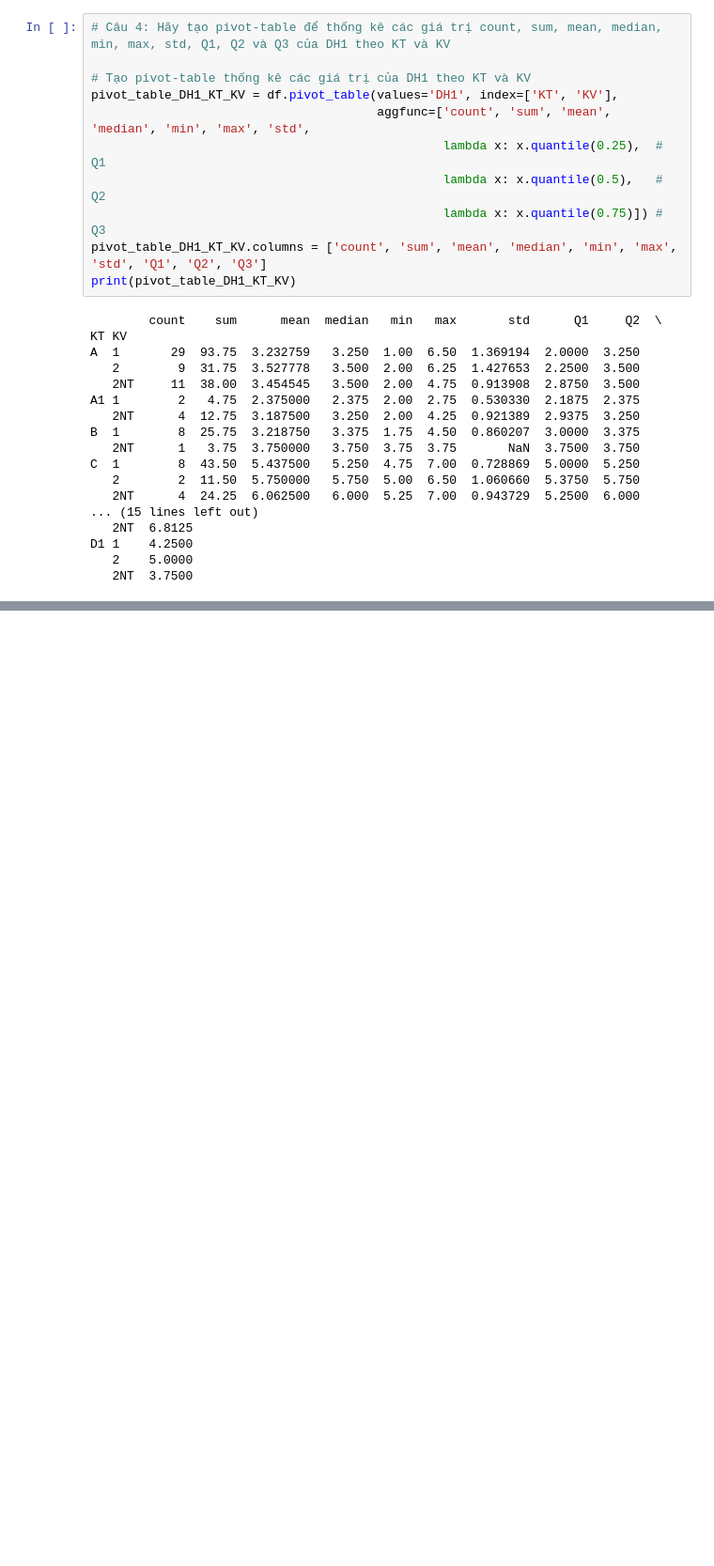
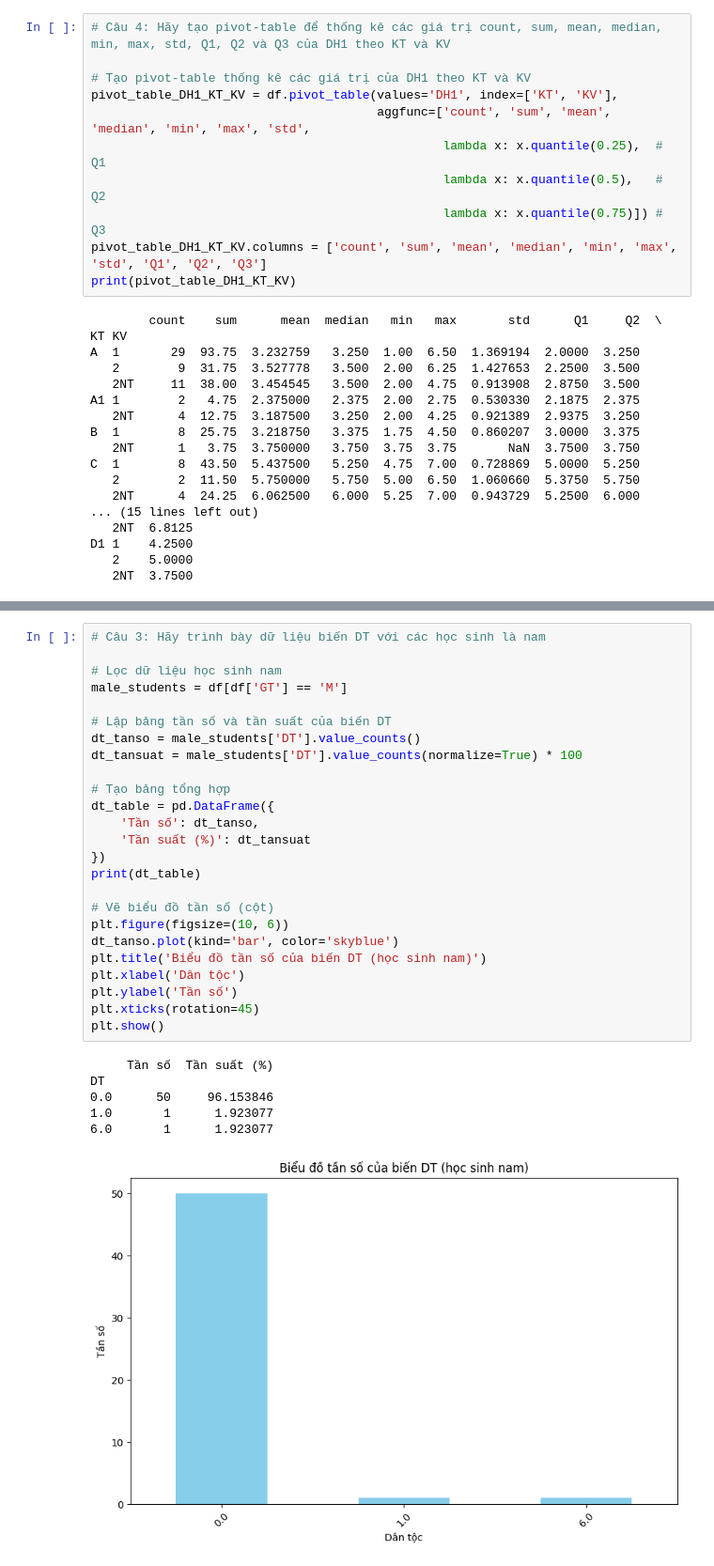
Before and after one commit to Thinh065/Thinh065-PhanTichDuLieunHocSau, a Jupyter notebook: lap2.ipynb, the cells around one changed output, grey strips where cells are left out. Shown at 94% size. Drawn from its saved outputs; the diff is of its cells as text; blank space fills up the shorter version.

```diff
--- a/lap2.ipynb
+++ b/lap2.ipynb
@@ -152,0 +229,32 @@ C  1   0.0      5.0000       5.250      5.4375      8  7.00  5.437500   5.250
+# %%
+# Câu 3: Hãy trình bày dữ liệu biến DT với các học sinh là nam
+
+# Lọc dữ liệu học sinh nam
+male_students = df[df['GT'] == 'M']
+
+# Lập bảng tần số và tần suất của biến DT
+dt_tanso = male_students['DT'].value_counts()
+dt_tansuat = male_students['DT'].value_counts(normalize=True) * 100
+
+# Tạo bảng tổng hợp
+dt_table = pd.DataFrame({
+    'Tần số': dt_tanso,
+    'Tần suất (%)': dt_tansuat
+})
+print(dt_table)
+
+# Vẽ biểu đồ tần số (cột)
+plt.figure(figsize=(10, 6))
+dt_tanso.plot(kind='bar', color='skyblue')
+plt.title('Biểu đồ tần số của biến DT (học sinh nam)')
+plt.xlabel('Dân tộc')
+plt.ylabel('Tần số')
+plt.xticks(rotation=45)
+plt.show()
+# %% [output]
+     Tần số  Tần suất (%)
+DT
+0.0      50     96.153846
+1.0       1      1.923077
+6.0       1      1.923077
+[figure, added]
```
Also changed, not shown: parts of 7 cells of this notebook.
